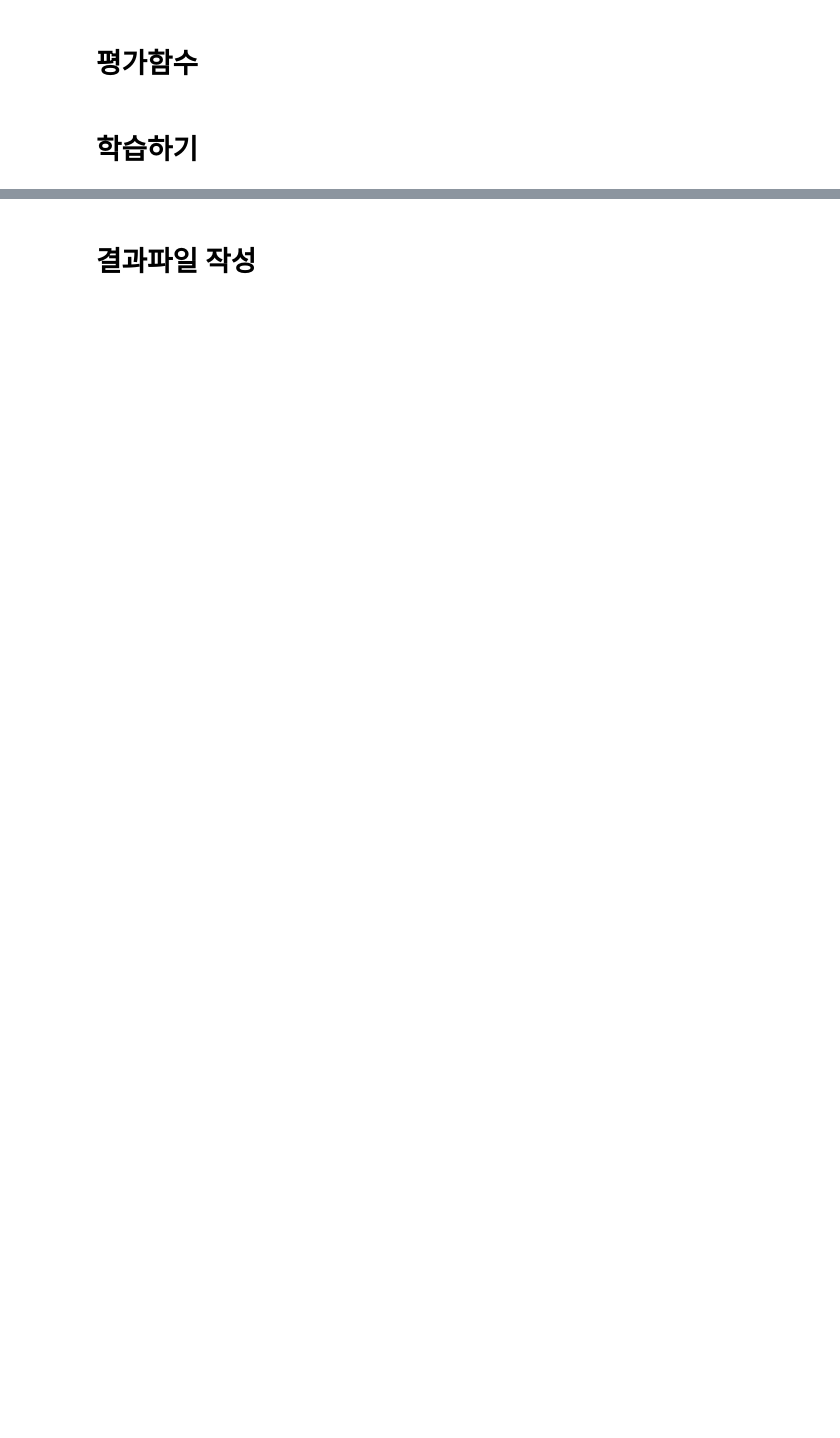
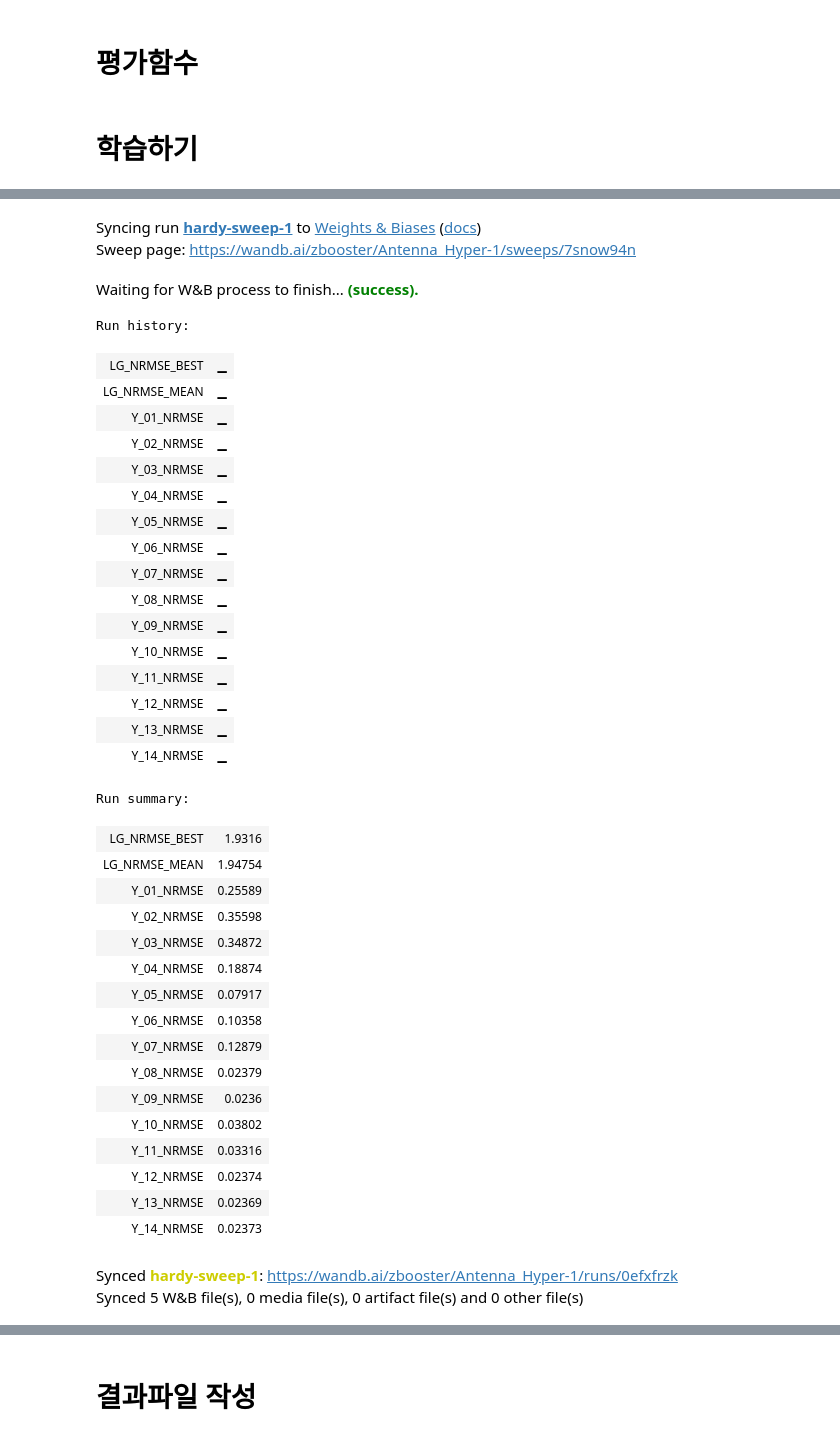
Before and after one commit to zbooster/Antenna-Performance-Prediction, a Jupyter notebook: HyperSweeps.ipynb, the cells around one changed output, grey strips where cells are left out. Saved outputs shown, nothing was run; the diff lists cells and outputs as text; code cells hidden in the pictures; blank space fills up the shorter version.

Commit message:
Hyper sweep

```diff
--- a/HyperSweeps.ipynb
+++ b/HyperSweeps.ipynb
@@ -64,0 +56,30 @@ plt.show()
+# %%
+sweep_config = {
+    'method': 'bayes'
+}
+
+metric = {
+    'name': 'LG_NRMSE_MEAN',
+    'goal': 'minimize'
+}
+
+sweep_config['metric'] = metric
+
+parameters_dict = {
+    'n_estimators': {
+        'values': [ 200, 300, 400 ]
+    },
+    'max_depth': {
+        'values': [ 60, 80, 100, 120, 160]
+    },
+    'min_samples_split': {
+        'values': [ 2, 4, 6 ]
+    },
+    'min_samples_leaf': {
+        'values': [ 1, 2, 4 ]
+    },
+}
+
+sweep_config['parameters'] = parameters_dict
+# %%
+sweep_id = wandb.sweep(sweep_config, project="Antenna_Hyper-1")
@@ -65,3 +94,9 @@ plt.show()
+# %%
+columns = [ 'X_01', 'X_03', 'X_05', 'X_06', 'X_07', 'X_08', 'X_09', 'X_10'
+          , 'X_11', 'X_14', 'X_15', 'X_16', 'X_17', 'X_18', 'X_19', 'X_20'
+          , 'X_22', 'X_26', 'X_28', 'X_29'
+          , 'X_31', 'X_32', 'X_33', 'X_38'
+          , 'X_42', 'X_44', 'X_45', 'X_46', 'X_49']
 # %% [markdown]
 # 평가함수
 # %%
@@ -79,4 +114,4 @@ def lg_nrmse(gt, preds):
         nrmse = rmse/np.mean(np.abs(gt[:,idx]))
         all_nrmse.append(nrmse)
     score = 1.2 * np.sum(all_nrmse[:8]) + 1.0 * np.sum(all_nrmse[8:14])
-    return score
+    return score, all_nrmse
@@ -193,0 +192,3 @@ for scaler in scaler_list:
+# %%
+wandb.agent(sweep_id, run_train)
+# %% [output]
@@ -193,0 +203,39 @@ for scaler in scaler_list:
+Syncing run hardy-sweep-1 to Weights & Biases (docs)
+Sweep page: https://wandb.ai/zbooster/Antenna_Hyper-1/sweeps/7snow94n
+Waiting for W&B process to finish... (success).
+Run history:
+| LG_NRMSE_BEST | ▁ |
+| LG_NRMSE_MEAN | ▁ |
+| Y_01_NRMSE | ▁ |
+| Y_02_NRMSE | ▁ |
+| Y_03_NRMSE | ▁ |
+| Y_04_NRMSE | ▁ |
+| Y_05_NRMSE | ▁ |
+| Y_06_NRMSE | ▁ |
+| Y_07_NRMSE | ▁ |
+| Y_08_NRMSE | ▁ |
+| Y_09_NRMSE | ▁ |
+| Y_10_NRMSE | ▁ |
+| Y_11_NRMSE | ▁ |
+| Y_12_NRMSE | ▁ |
+| Y_13_NRMSE | ▁ |
+| Y_14_NRMSE | ▁ |
+Run summary:
+| LG_NRMSE_BEST | 1.9316 |
+| LG_NRMSE_MEAN | 1.94754 |
+| Y_01_NRMSE | 0.25589 |
+| Y_02_NRMSE | 0.35598 |
+| Y_03_NRMSE | 0.34872 |
+| Y_04_NRMSE | 0.18874 |
+| Y_05_NRMSE | 0.07917 |
+| Y_06_NRMSE | 0.10358 |
+| Y_07_NRMSE | 0.12879 |
+| Y_08_NRMSE | 0.02379 |
+| Y_09_NRMSE | 0.0236 |
+| Y_10_NRMSE | 0.03802 |
+| Y_11_NRMSE | 0.03316 |
+| Y_12_NRMSE | 0.02374 |
+| Y_13_NRMSE | 0.02369 |
+| Y_14_NRMSE | 0.02373 |
+Synced hardy-sweep-1: https://wandb.ai/zbooster/Antenna_Hyper-1/runs/0efxfrzk
+Synced 5 W&B file(s), 0 media file(s), 0 artifact file(s) and 0 other file(s)
```
Also changed, not shown: parts of 18 cells of this notebook, 3 other files.
